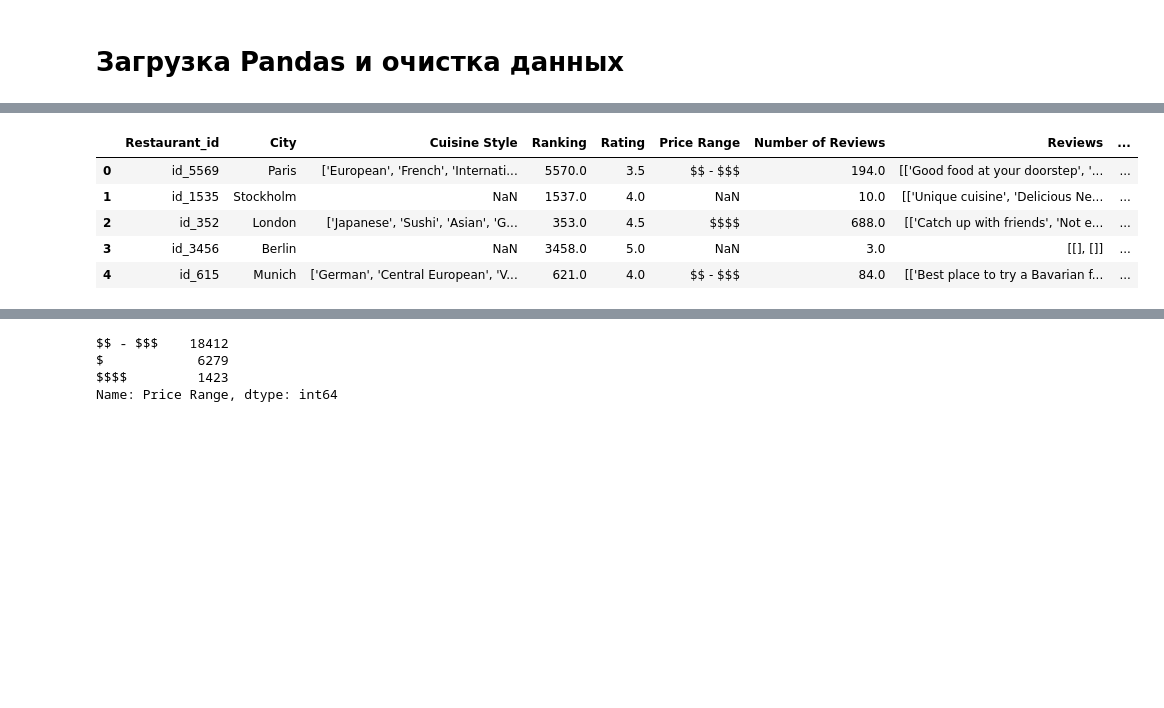
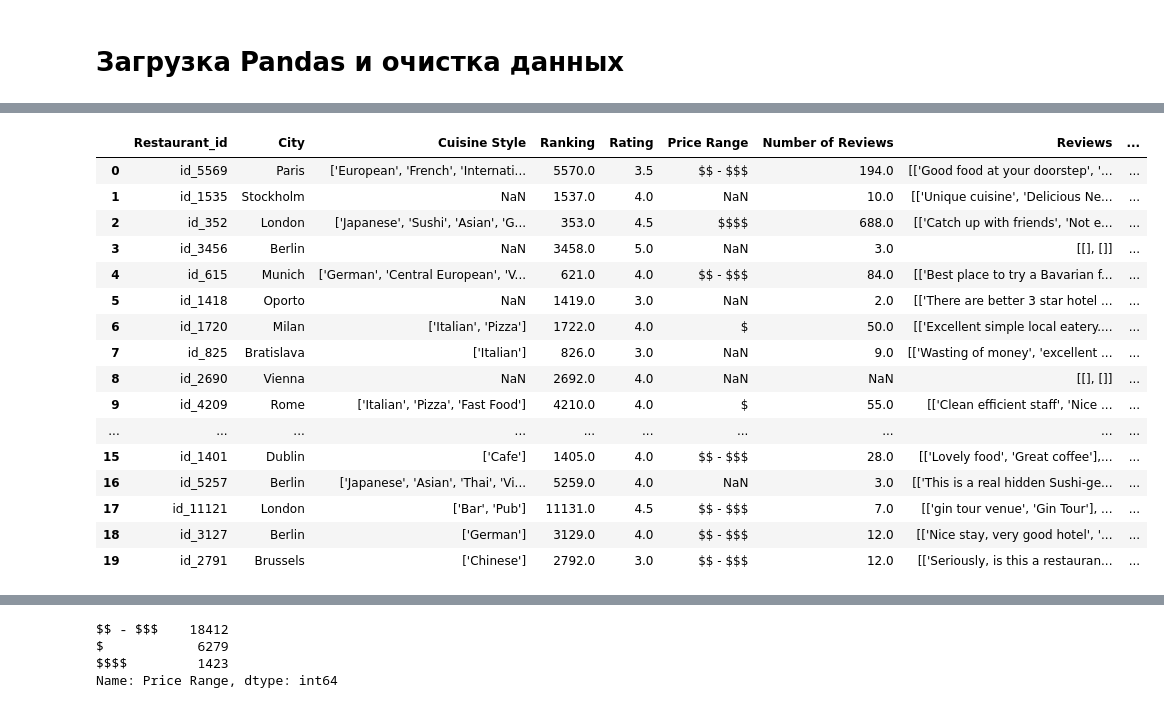
Before and after one commit to mrvitold/Skill_Factory, a Jupyter notebook: Проект 3. О вкусной и здоровой пище/your_first_model.ipynb, the cells around one changed output, grey strips where cells are left out. Drawn from its saved outputs; the diff is of its cells as text; code cells hidden in the pictures; blank space fills up the shorter version.

```diff
--- a/Проект 3. О вкусной и здоровой пище/your_first_model.ipynb
+++ b/Проект 3. О вкусной и здоровой пище/your_first_model.ipynb
@@ -28,11 +28,22 @@ Data columns (total 10 columns):
 dtypes: float64(3), object(7)
 memory usage: 3.1+ MB
 # %%
-df.head()
+df.head(20)
 # %% [output]
 |  | Restaurant_id | City | Cuisine Style | Ranking | Rating | Price Range | Number of Reviews | Reviews | ... |
 | 0 | id_5569 | Paris | ['European', 'French', 'Internati... | 5570.0 | 3.5 | $$ - $$$ | 194.0 | [['Good food at your doorstep', '... | ... |
 | 1 | id_1535 | Stockholm | NaN | 1537.0 | 4.0 | NaN | 10.0 | [['Unique cuisine', 'Delicious Ne... | ... |
 | 2 | id_352 | London | ['Japanese', 'Sushi', 'Asian', 'G... | 353.0 | 4.5 | $$$$ | 688.0 | [['Catch up with friends', 'Not e... | ... |
 | 3 | id_3456 | Berlin | NaN | 3458.0 | 5.0 | NaN | 3.0 | [[], []] | ... |
 | 4 | id_615 | Munich | ['German', 'Central European', 'V... | 621.0 | 4.0 | $$ - $$$ | 84.0 | [['Best place to try a Bavarian f... | ... |
+| 5 | id_1418 | Oporto | NaN | 1419.0 | 3.0 | NaN | 2.0 | [['There are better 3 star hotel ... | ... |
+| 6 | id_1720 | Milan | ['Italian', 'Pizza'] | 1722.0 | 4.0 | $ | 50.0 | [['Excellent simple local eatery.... | ... |
+| 7 | id_825 | Bratislava | ['Italian'] | 826.0 | 3.0 | NaN | 9.0 | [['Wasting of money', 'excellent ... | ... |
+| 8 | id_2690 | Vienna | NaN | 2692.0 | 4.0 | NaN | NaN | [[], []] | ... |
+| 9 | id_4209 | Rome | ['Italian', 'Pizza', 'Fast Food'] | 4210.0 | 4.0 | $ | 55.0 | [['Clean efficient staff', 'Nice ... | ... |
+| ... | ... | ... | ... | ... | ... | ... | ... | ... | ... |
+| 15 | id_1401 | Dublin | ['Cafe'] | 1405.0 | 4.0 | $$ - $$$ | 28.0 | [['Lovely food', 'Great coffee'],... | ... |
+| 16 | id_5257 | Berlin | ['Japanese', 'Asian', 'Thai', 'Vi... | 5259.0 | 4.0 | NaN | 3.0 | [['This is a real hidden Sushi-ge... | ... |
+| 17 | id_11121 | London | ['Bar', 'Pub'] | 11131.0 | 4.5 | $$ - $$$ | 7.0 | [['gin tour venue', 'Gin Tour'], ... | ... |
+| 18 | id_3127 | Berlin | ['German'] | 3129.0 | 4.0 | $$ - $$$ | 12.0 | [['Nice stay, very good hotel', '... | ... |
+| 19 | id_2791 | Brussels | ['Chinese'] | 2792.0 | 3.0 | $$ - $$$ | 12.0 | [['Seriously, is this a restauran... | ... |
```
Also changed, not shown: parts of 15 cells of this notebook.
